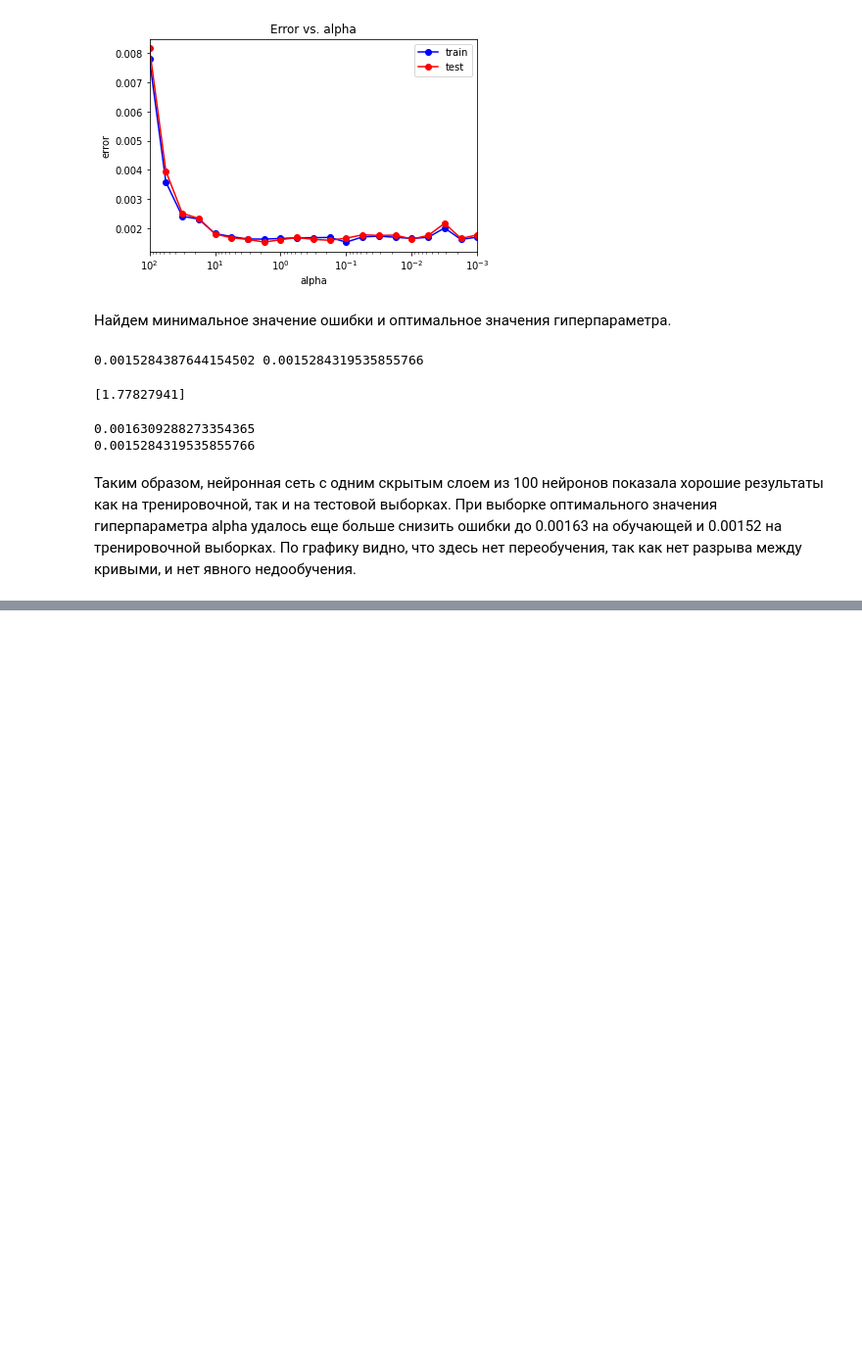
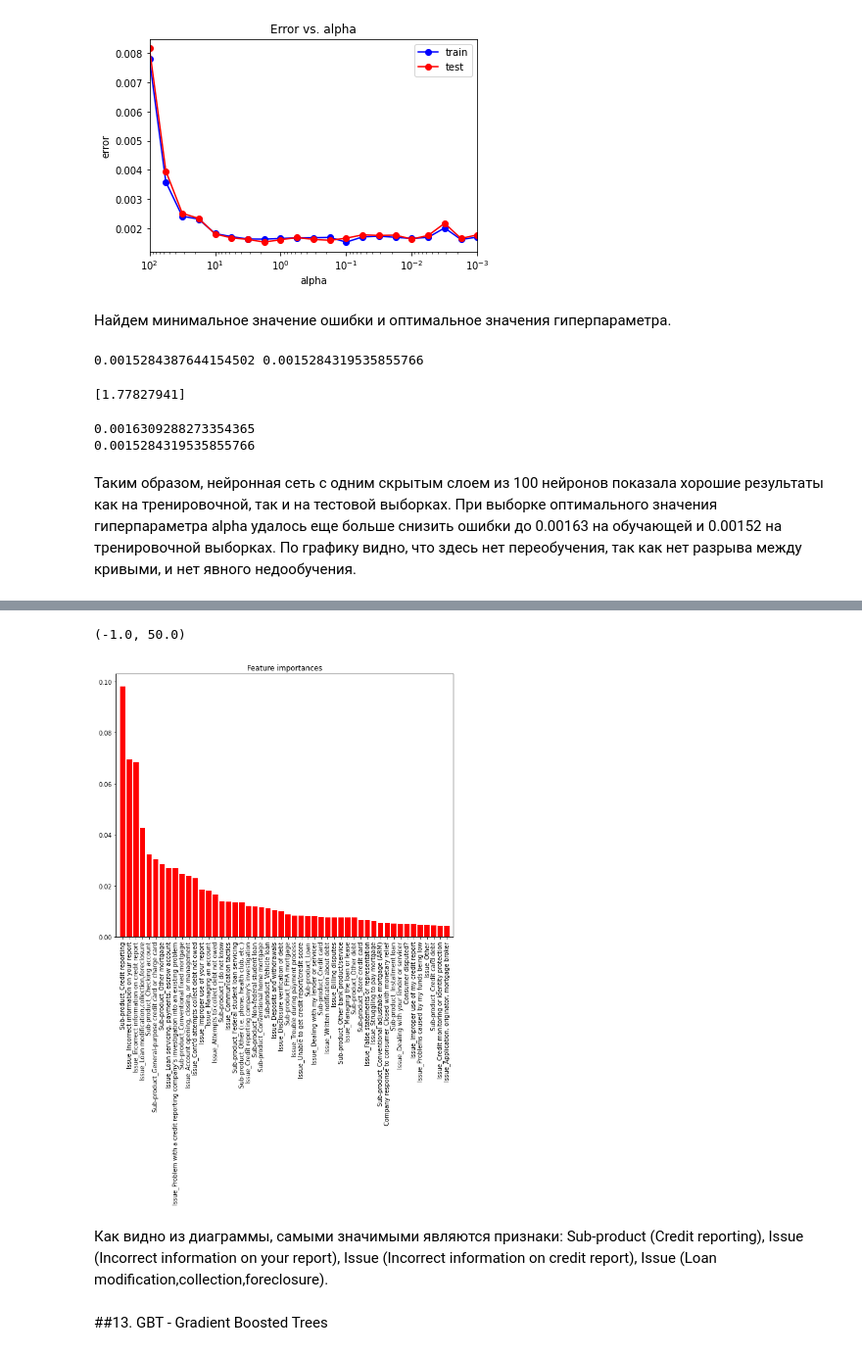
Before and after one commit to ksenia1009/ML_intro, a Jupyter notebook: classification_task.ipynb, the cells around one changed output, grey strips where cells are left out. Shown: that part at 98% size. Cells and saved outputs as stored; diff of their text form; code cells hidden in the pictures; blank space fills up the shorter version.

```diff
--- a/classification_task.ipynb
+++ b/classification_task.ipynb
@@ -635,0 +678,5 @@ print(np.mean(y_test != y_test_pred))
+# %%
+rf_model = ensemble.RandomForestClassifier(n_estimators = 120)
+rf_model.fit(X, y)
+
+print(np.mean(y_train != rf_model.predict(X_train)), np.mean(y_test != rf_model.predict(X_test)))
@@ -635,0 +685,9 @@ print(np.mean(y_test != y_test_pred))
+# %%
+importances = rf_model.feature_importances_
+features_limit = 50
+indices = np.argsort(importances)[:-(features_limit+1):-1]
+
+print("Feature ranking:")
+
+for f in range(features_limit):
+    print("%2d. feature '%5s' (%f)" % (f + 1, feature_names[indices[f]], importances[indices[f]]))
@@ -635,0 +712,13 @@ print(np.mean(y_test != y_test_pred))
+# %%
+plt.figure(figsize = (10, 8))
+plt.title("Feature importances")
+plt.bar(range(features_limit), importances[indices], align = 'center', color = 'r')
+plt.xticks(range(features_limit), np.array(feature_names)[indices], rotation = 90)
+plt.xlim([-1, features_limit])
+# %% [output]
+(-1.0, 50.0)
+[figure, added]
+# %% [markdown]
+Как видно из диаграммы, самыми значимыми являются признаки: Sub-product (Credit reporting), Issue (Incorrect information on your report), Issue (Incorrect information on credit report), Issue (Loan modification,collection,foreclosure).
+# %% [markdown]
+##13. GBT - Gradient Boosted Trees
```
Also changed, not shown: parts of 16 cells of this notebook.
